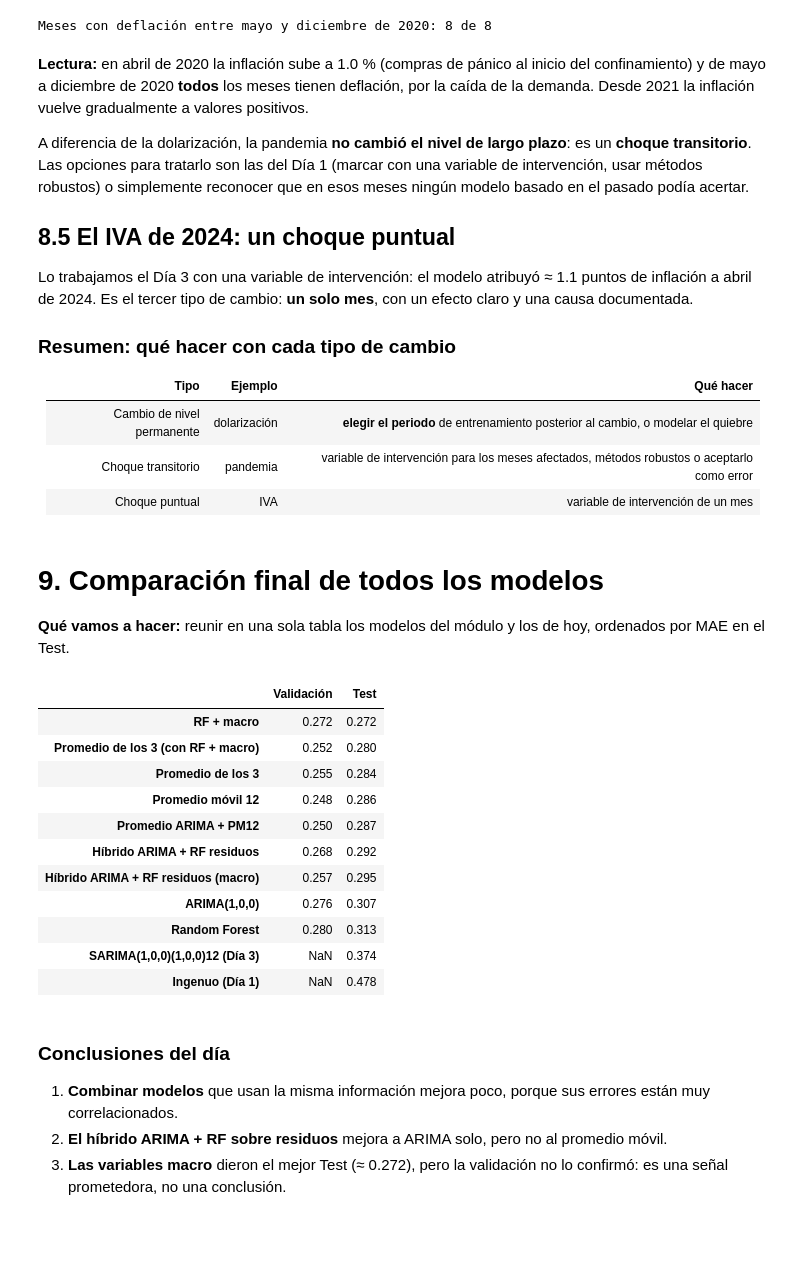
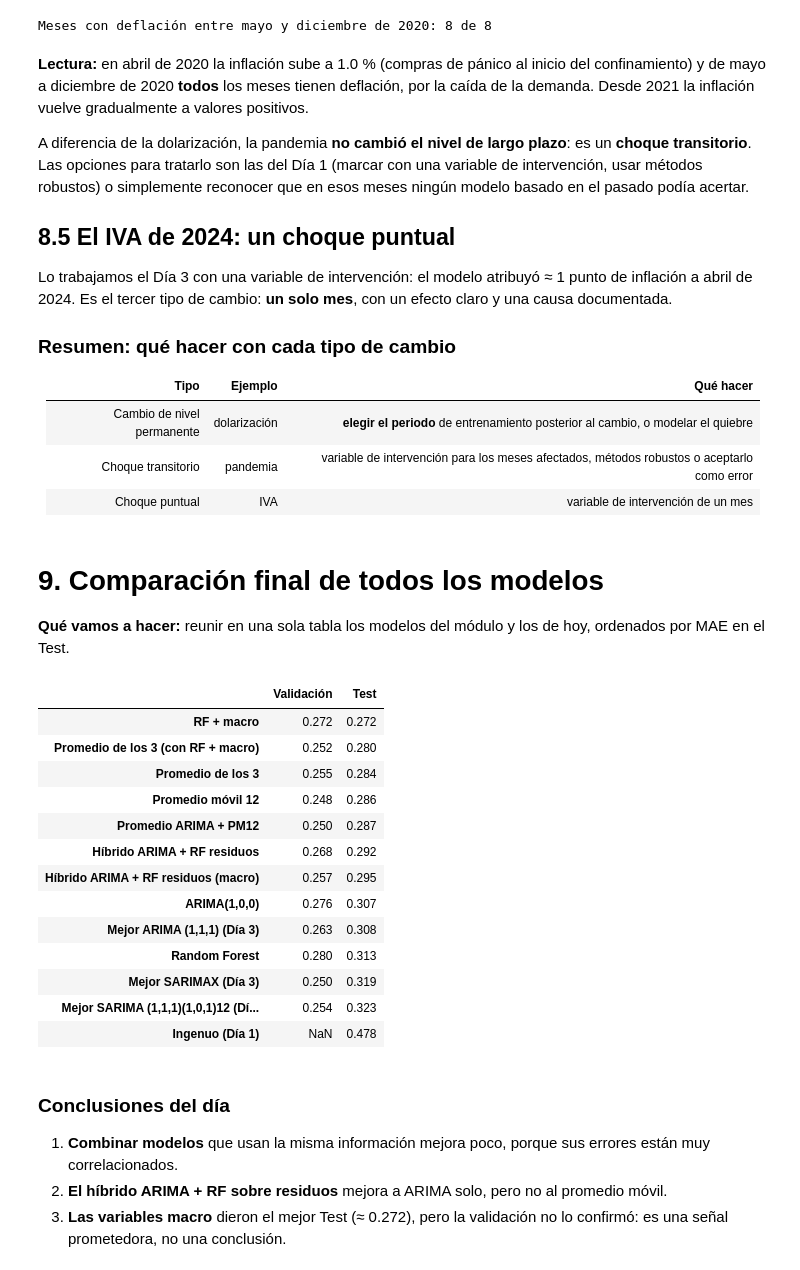
Before and after one commit to jonarosero/modulo5_econometria_forecasting_ia, a Jupyter notebook: notebooks/05_Dia5_Hibridos_y_Contexto_Macro.ipynb, the cells around one changed output. Drawn from its saved outputs; the diff is of its cells as text; code cells hidden in the pictures; blank space fills up the shorter version.

```diff
--- a/notebooks/05_Dia5_Hibridos_y_Contexto_Macro.ipynb
+++ b/notebooks/05_Dia5_Hibridos_y_Contexto_Macro.ipynb
@@ -735,7 +741,7 @@ A diferencia de la dolarización, la pandemia **no cambió el nivel de largo pla
 
 ## 8.5 El IVA de 2024: un choque puntual
 
-Lo trabajamos el Día 3 con una variable de intervención: el modelo atribuyó ≈ 1.1 puntos de inflación a abril de 2024. Es el tercer tipo de cambio: **un solo mes**, con un efecto claro y una causa documentada.
+Lo trabajamos el Día 3 con una variable de intervención: el modelo atribuyó ≈ 1 punto de inflación a abril de 2024. Es el tercer tipo de cambio: **un solo mes**, con un efecto claro y una causa documentada.
 
 ### Resumen: qué hacer con cada tipo de cambio
 
@@ -750,21 +756,26 @@ Lo trabajamos el Día 3 con una variable de intervención: el modelo atribuyó
 **Qué vamos a hacer:** reunir en una sola tabla los modelos del módulo y los de hoy, ordenados por MAE en el Test.
 # %%
 tabla_final = tabla_promedios.copy()
-tabla_final.loc['SARIMA(1,0,0)(1,0,0)12 (Día 3)', 'Test'] = 0.374
+# Resultados del Día 3 (mismo esquema: estimar hasta 2014 y validar 2015-2024; estimar hasta 2024 y Test 2025-2026)
+tabla_final.loc['Mejor ARIMA (1,1,1) (Día 3)'] = [0.263, 0.308]
+tabla_final.loc['Mejor SARIMAX (Día 3)'] = [0.250, 0.319]
+tabla_final.loc['Mejor SARIMA (1,1,1)(1,0,1)12 (Día 3)'] = [0.254, 0.323]
 tabla_final.loc['Ingenuo (Día 1)', 'Test'] = 0.478
 tabla_final.sort_values('Test').round(3)
 # %% [output]
 |  | Validación | Test |
 | RF + macro | 0.272 | 0.272 |
 | Promedio de los 3 (con RF + macro) | 0.252 | 0.280 |
 | Promedio de los 3 | 0.255 | 0.284 |
 | Promedio móvil 12 | 0.248 | 0.286 |
 | Promedio ARIMA + PM12 | 0.250 | 0.287 |
 | Híbrido ARIMA + RF residuos | 0.268 | 0.292 |
 | Híbrido ARIMA + RF residuos (macro) | 0.257 | 0.295 |
 | ARIMA(1,0,0) | 0.276 | 0.307 |
+| Mejor ARIMA (1,1,1) (Día 3) | 0.263 | 0.308 |
 | Random Forest | 0.280 | 0.313 |
-| SARIMA(1,0,0)(1,0,0)12 (Día 3) | NaN | 0.374 |
+| Mejor SARIMAX (Día 3) | 0.250 | 0.319 |
+| Mejor SARIMA (1,1,1)(1,0,1)12 (Dí... | 0.254 | 0.323 |
 | Ingenuo (Día 1) | NaN | 0.478 |
 # %% [markdown]
 ### Conclusiones del día
```
Also changed, not shown: parts of 4 cells of this notebook, 8 other files.
